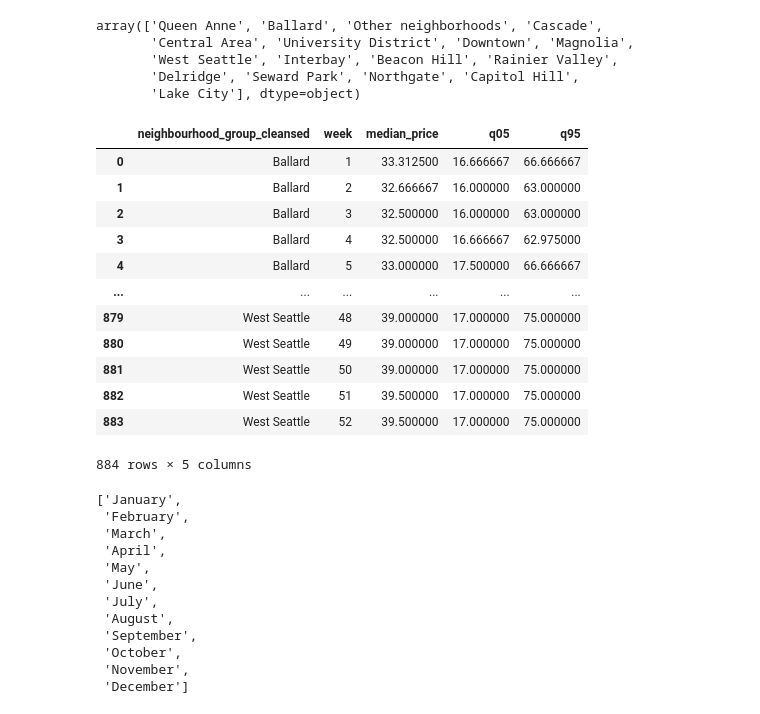
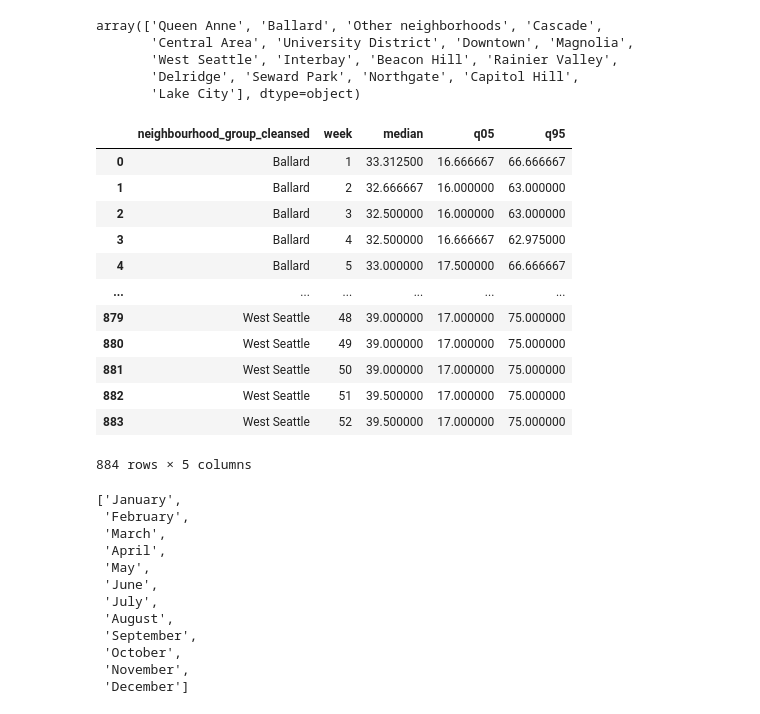
Before and after one commit to saschagroetzki/ud_p1_blogpost, a Jupyter notebook: main.ipynb, the cells around one changed output. Drawn from its saved outputs; the diff is of its cells as text; code cells hidden in the pictures.

```diff
--- a/main.ipynb
+++ b/main.ipynb
@@ -156,7 +160,8 @@ for col in col_perc:
 col_curr = ['price','extra_people', 'weekly_price', 'monthly_price', 'security_deposit', 'cleaning_fee']
 
 for col in col_curr:
-    df_list[col + '_usd'] = df_list[col].apply(lambda x: x[1:] if isinstance(x, str) else x)
+    df_list[col] = df_list[col].apply(lambda x: x.replace(',', '') if isinstance(x,str) else x)
+    df_list[col + '_usd'] = df_list[col].apply(lambda x: x[1:] if isinstance(x, str) else x).astype(float)
 
 # generate numeric values for the column host_response_time
 resp_dict = {
@@ -206,6 +211,9 @@ col_drop = ['thumbnail_url',
             'amenities']
 
 df_list = df_list.drop(columns=col_drop)
+
+# calculate the price per accomodate
+df_list['price_p_accom'] = df_list['price_usd'] / df_list['accommodates']
 # %%
 df_list.head(3)
 # %% [output]
@@ -259,12 +363,16 @@ rel_cols = ['listing_id',
             'month',
             'month_name',
             'available',
+            'price_usd',
             'price_usd_cal',
             'neighbourhood_group_cleansed',
             'accommodates']
 
 df_merge_f = df_merge[rel_cols]
 
+df_merge_f = df_merge_f[df_merge_f['available'] == True]
+
+df_merge_f['price_fluc'] = df_merge_f['price_usd_cal'] / df_merge_f['price_usd']
 df_merge_f['price_p_accom'] = df_merge_f['price_usd_cal'] / df_merge_f['accommodates']
 
 df_merge_f.head(2)
@@ -285,25 +620,16 @@ array(['Queen Anne', 'Ballard', 'Other neighborhoods', 'Cascade',
        'West Seattle', 'Interbay', 'Beacon Hill', 'Rainier Valley',
        'Delridge', 'Seward Park', 'Northgate', 'Capitol Hill',
        'Lake City'], dtype=object)
-# %%
-# 5th Percentile
-def q05(x):
-    return x.quantile(0.05)
-
-# 95th Percentile
-def q95(x):
-    return x.quantile(0.95)
 # %%
-df_agg = df_merge_f[df_merge_f['available'] == True].groupby(['neighbourhood_group_cleansed','week']).agg(
-    median_price = ('price_p_accom', 'median'),
+df_agg = df_merge_f.groupby(['neighbourhood_group_cleansed','week']).agg(
+    median = ('price_p_accom', 'median'),
     q05 = ('price_p_accom', q05),
     q95 = ('price_p_accom', q95)
-
 ).reset_index()
 
 df_agg
 # %% [output]
-|  | neighbourhood_group_cleansed | week | median_price | q05 | q95 |
+|  | neighbourhood_group_cleansed | week | median | q05 | q95 |
 | 0 | Ballard | 1 | 33.312500 | 16.666667 | 66.666667 |
 | 1 | Ballard | 2 | 32.666667 | 16.000000 | 63.000000 |
 | 2 | Ballard | 3 | 32.500000 | 16.000000 | 63.000000 |
```
Also changed, not shown: parts of 18 cells of this notebook.
